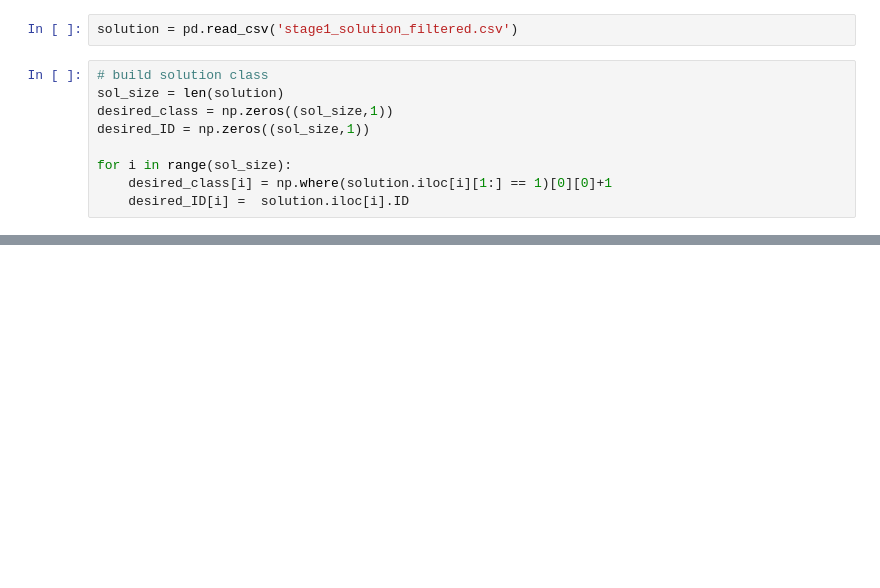
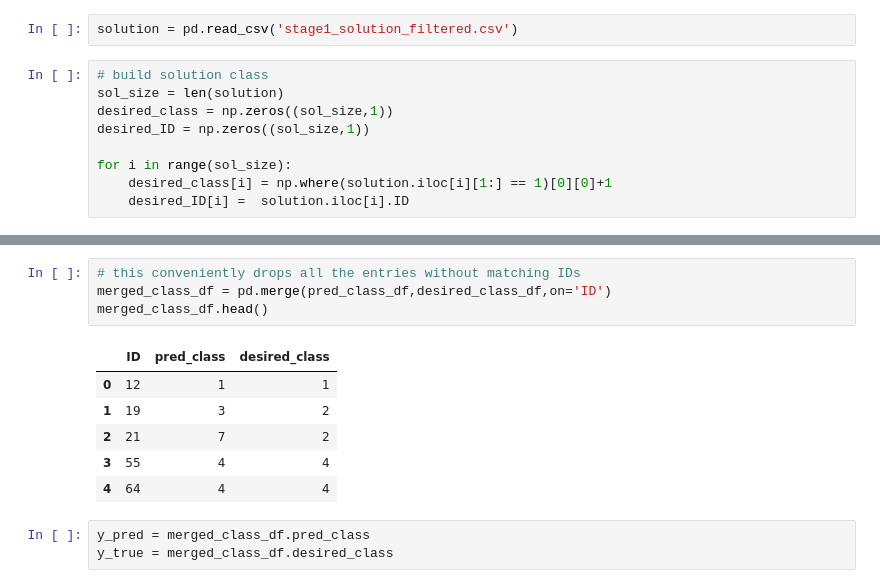
Before and after one commit to kfchou/PersonalizedMedicine, a Jupyter notebook: EDA.ipynb, the cells around one changed output, grey strips where cells are left out. Saved outputs shown, nothing was run; the diff lists cells and outputs as text; blank space fills up the shorter version.

```diff
--- a/EDA.ipynb
+++ b/EDA.ipynb
@@ -497,0 +460,14 @@ https://keras.io/examples/nlp/text_classification_with_transformer/
+# %%
+# this conveniently drops all the entries without matching IDs
+merged_class_df = pd.merge(pred_class_df,desired_class_df,on='ID')
+merged_class_df.head()
+# %% [output]
+|  | ID | pred_class | desired_class |
+| 0 | 12 | 1 | 1 |
+| 1 | 19 | 3 | 2 |
+| 2 | 21 | 7 | 2 |
+| 3 | 55 | 4 | 4 |
+| 4 | 64 | 4 | 4 |
+# %%
+y_pred = merged_class_df.pred_class
+y_true = merged_class_df.desired_class
```
Also changed, not shown: parts of 17 cells of this notebook, 1 other file.
